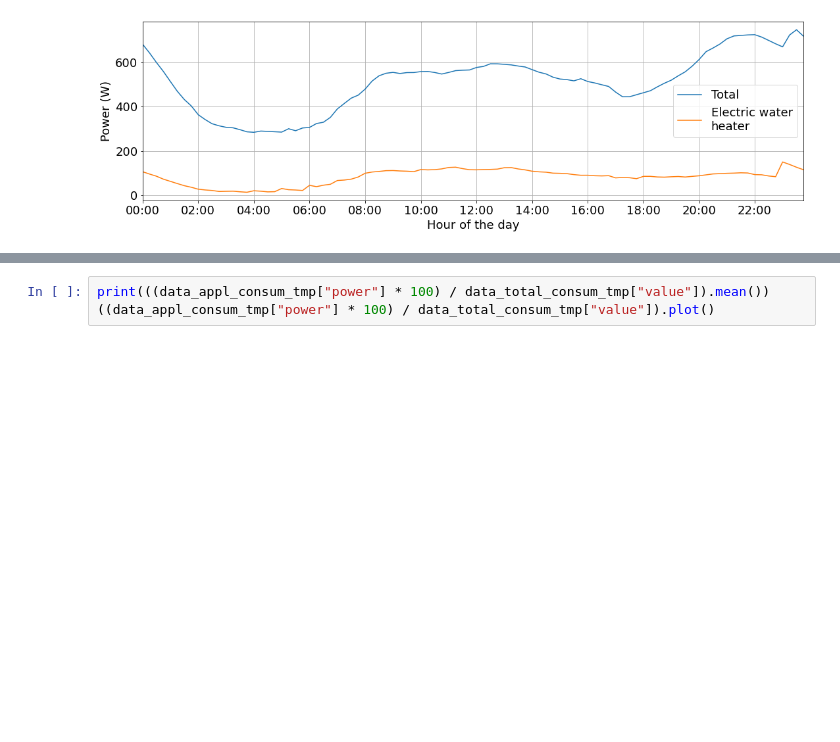
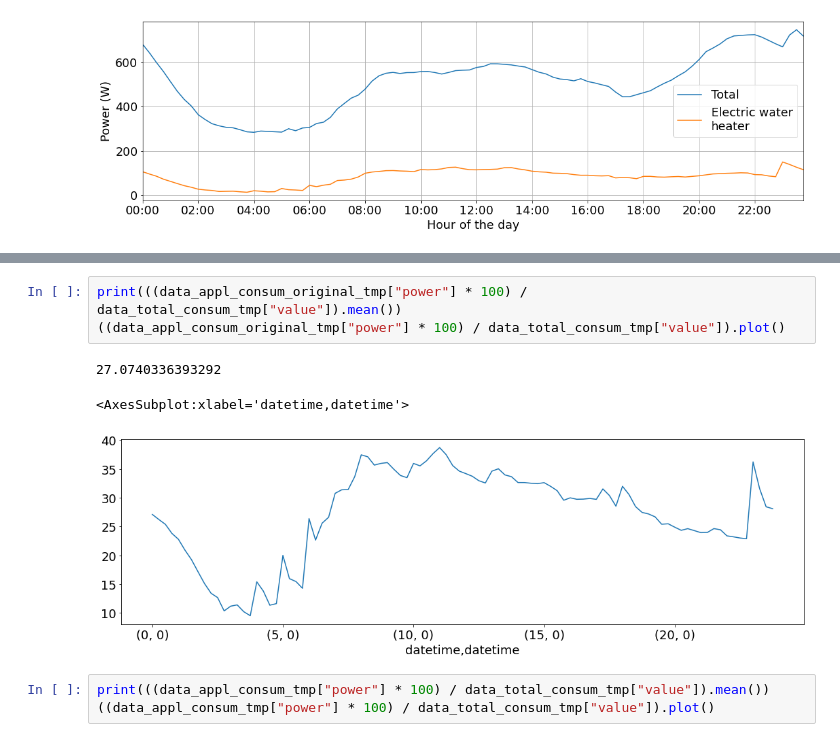
Before and after one commit to jpchavat/ecd-uy, a Jupyter notebook: EWH-subset-Technical-validation.ipynb, the cells around one changed output, grey strips where cells are left out. Cells and saved outputs as stored; diff of their text form; blank space fills up the shorter version.

```diff
--- a/EWH-subset-Technical-validation.ipynb
+++ b/EWH-subset-Technical-validation.ipynb
@@ -630,3 +687,10 @@ _ = plt.xticks(
+# %%
+print(((data_appl_consum_original_tmp["power"] * 100) / data_total_consum_tmp["value"]).mean())
+((data_appl_consum_original_tmp["power"] * 100) / data_total_consum_tmp["value"]).plot()
+# %% [output]
+27.0740336393292
+<AxesSubplot:xlabel='datetime,datetime'>
+[figure, added]
 # %%
 print(((data_appl_consum_tmp["power"] * 100) / data_total_consum_tmp["value"]).mean())
 ((data_appl_consum_tmp["power"] * 100) / data_total_consum_tmp["value"]).plot()
```
Also changed, not shown: parts of 4 cells of this notebook.
